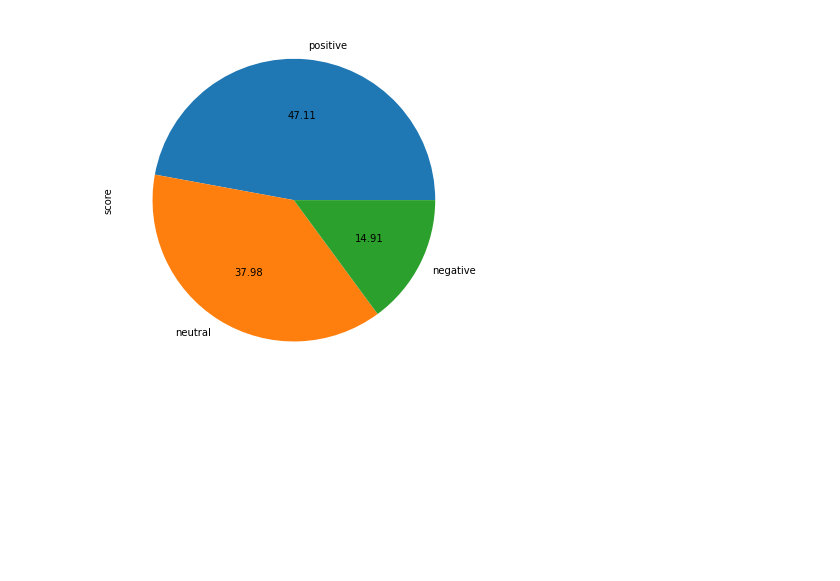
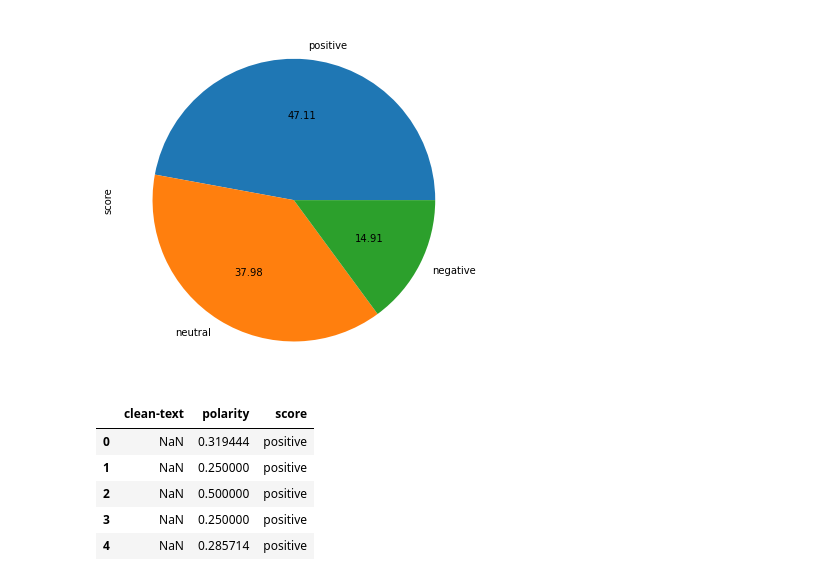
Before and after one commit to khaiyra/10xac-week0_task2, a Jupyter notebook: Challenge__Day2.ipynb, the cells around one changed output. Saved outputs shown, nothing was run; the diff lists cells and outputs as text; code cells hidden in the pictures; blank space fills up the shorter version.

```diff
--- a/Challenge__Day2.ipynb
+++ b/Challenge__Day2.ipynb
@@ -246,0 +251,10 @@ cleanTweet['score'].value_counts().plot(kind='pie', autopct='%.2f')
+# %%
+# view data head
+cleanTweet.head()
+# %% [output]
+|  | clean-text | polarity | score |
+| 0 | NaN | 0.319444 | positive |
+| 1 | NaN | 0.250000 | positive |
+| 2 | NaN | 0.500000 | positive |
+| 3 | NaN | 0.250000 | positive |
+| 4 | NaN | 0.285714 | positive |
```
Also changed, not shown: parts of 6 cells of this notebook.
